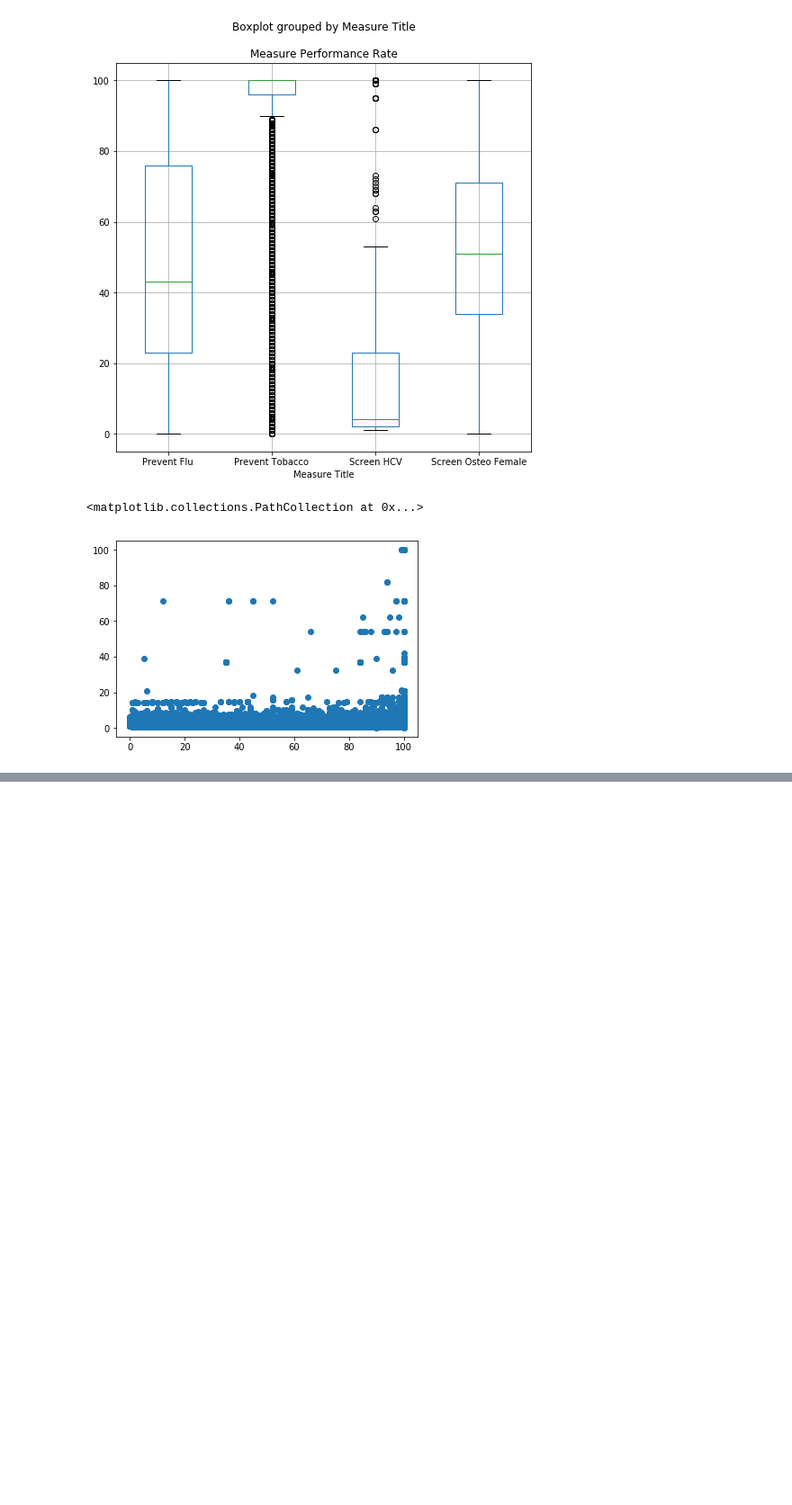
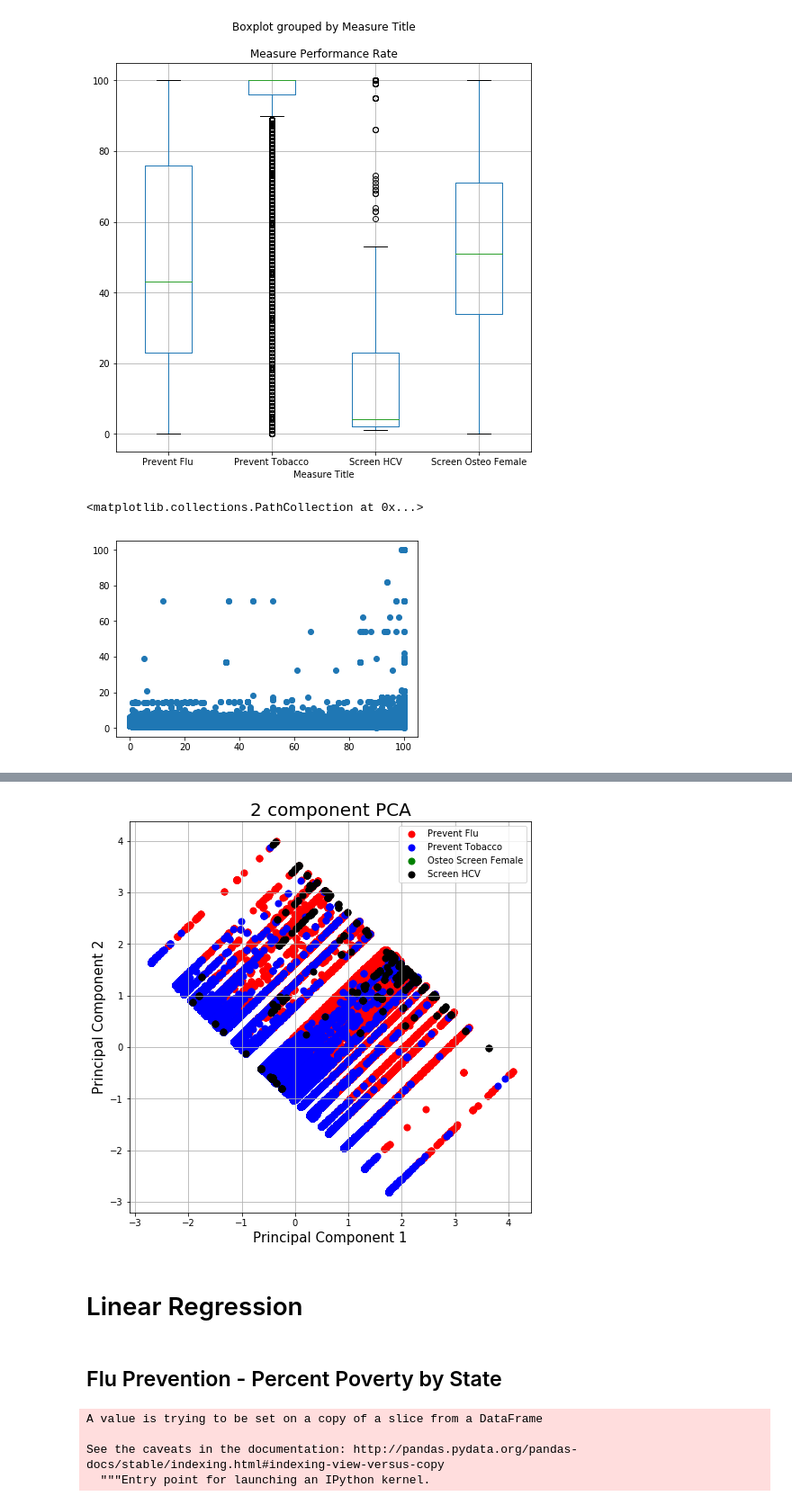
Before and after one commit to DrPancakesMD/Healthcare-Informatics-Final-Project, a Jupyter notebook: Health_Project_Data_EDA-checkpoint.ipynb, the cells around one changed output, grey strips where cells are left out. Shown: that part at 90% size. Drawn from its saved outputs; the diff is of its cells as text; code cells hidden in the pictures; blank space fills up the shorter version.

Commit message:
Commit
updated notebook with clustering and some linear regression

```diff
--- a/Health_Project_Data_EDA-checkpoint.ipynb
+++ b/Health_Project_Data_EDA-checkpoint.ipynb
@@ -537,3 +543,12 @@ plt.scatter(x = pc['Measure Performance Rate'], y = pc['percent_poverty_zip'])
 # %% [output]
 <matplotlib.collections.PathCollection at 0x...>
 [figure]
+# %%
+pca_1 = pc[['percent_poverty_state','Measure Performance Rate', 'Measure Title']]
+
+pca_1.replace([np.inf, -np.inf], np.nan)
+pca_1.dropna(inplace= True)
+pca_1.isnull().values.any()
+pca_1.isnull().sum()
+
+#pca_1
@@ -539,0 +564,58 @@ plt.scatter(x = pc['Measure Performance Rate'], y = pc['percent_poverty_zip'])
+# %%
+#https://towardsdatascience.com/pca-using-python-scikit-learn-e653f8989e60
+
+from sklearn.preprocessing import StandardScaler
+features = ['percent_poverty_state', 'Measure Performance Rate']
+# Separating out the features
+x = pca_1.loc[:, features].values
+# Separating out the target
+y = pca_1.loc[:,['Measure Title']].values
+# Standardizing the features
+x = StandardScaler().fit_transform(x)
+x
+
+from sklearn.decomposition import PCA
+pca = PCA(n_components=2)
+principalComponents = pca.fit_transform(x)
+principalComponents
+principalDf = pd.DataFrame(data = principalComponents, columns = ['principal component 1', 'principal component 2'])
+
+#principalDf
+
+y = pd.DataFrame(data = y, columns = ['Measure Title'])
+#y
+
+finalDf = pd.concat([principalDf, y], axis = 1)
+
+
+fig = plt.figure(figsize = (8,8))
+ax = fig.add_subplot(1,1,1)
+ax.set_xlabel('Principal Component 1', fontsize = 15)
+ax.set_ylabel('Principal Component 2', fontsize = 15)
+ax.set_title('2 component PCA', fontsize = 20)
+targets = ['Prevent Flu', 'Prevent Tobacco', 'Osteo Screen Female', 'Screen HCV']
+colors = ['red', 'blue', 'green', 'black']
+for target, color in zip(targets,colors):
+    indicesToKeep = finalDf['Measure Title'] == target
+    ax.scatter(finalDf.loc[indicesToKeep, 'principal component 1']
+               , finalDf.loc[indicesToKeep, 'principal component 2']
+               , c = color
+               , s = 50)
+ax.legend(targets)
+ax.grid()
+# %% [output]
+[figure, added]
+# %% [markdown]
+# Linear Regression
+# %% [markdown]
+## Flu Prevention - Percent Poverty by State
+# %%
+pc.dropna(inplace= True)
+
+flu_rows = pc[pc['Measure Title'] == 'Prevent Flu'].dropna(subset=['Measure Performance Rate', 'percent_poverty_state'])
+flu_rows.drop_duplicates(subset=['NPI', 'Measure Performance Rate', 'zip'], keep='first', inplace=True)
+# %% [output]
+A value is trying to be set on a copy of a slice from a DataFrame
+
+See the caveats in the documentation: http://pandas.pydata.org/pandas-docs/stable/indexing.html#indexing-view-versus-copy
+  """Entry point for launching an IPython kernel.
```
Also changed, not shown: parts of 10 cells of this notebook.
